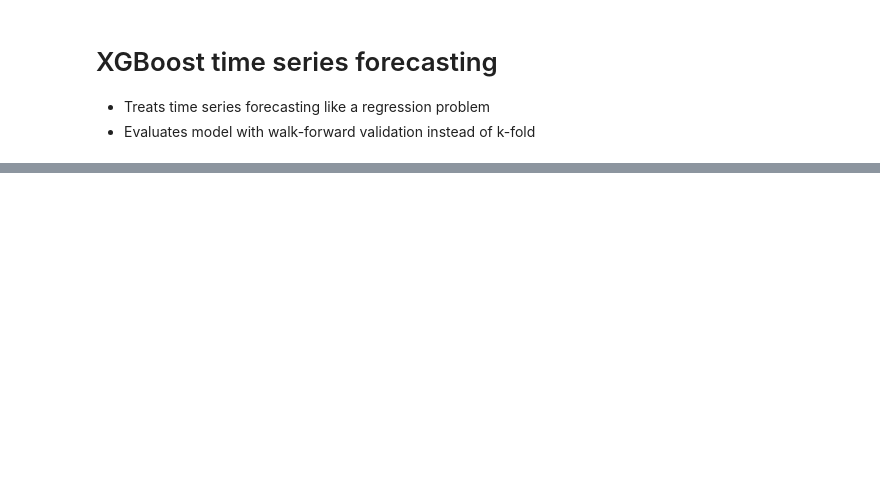
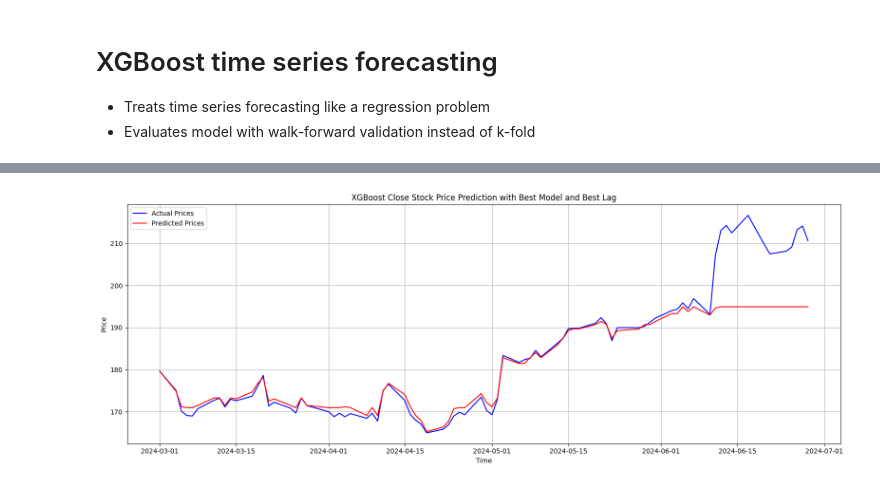
Before and after one commit to songthao1610/FinPortOpt, a Jupyter notebook: forecast_models/xgboost_model.ipynb, the cells around one changed output, grey strips where cells are left out. Cells and saved outputs as stored; diff of their text form; code cells hidden in the pictures; blank space fills up the shorter version.

Commit message:
add and update xg_boost_model

```diff
--- a/forecast_models/xgboost_model.ipynb
+++ b/forecast_models/xgboost_model.ipynb
@@ -36,10 +79,13 @@ print(max_time)
 # %%
 def split_data(data, split_time):
-	train_data = data[data["Date"] < split_time].copy()
-	test_data = data[data["Date"] >= split_time].copy()
+	train_data = data[data["Date"] < split_time].set_index("Date").copy()
+	test_data = data[data["Date"] >= split_time].set_index("Date").copy()
 	return train_data, test_data
 # %%
-train_data, test_data = split_data(data, "2024-03-01")
-print(f"Length of train data: {len(train_data)}")
-print(f"Length of test data: {len(test_data)}")
+X_train, X_test = split_data(X, "2024-03-01")
+y_train, y_test = split_data(Y, "2024-03-01")
+print(f"Length of X train data: {len(X_train)}")
+print(f"Length of X test data: {len(X_test)}")
+print(f"Length of y train data: {len(y_train)}")
+print(f"Length of y test data: {len(y_test)}")
 # %% [output]
@@ -49,8 +107,3 @@ Length of test data: 83
 # XGBoost time series forecasting
 - Treats time series forecasting like a regression problem
 - Evaluates model with walk-forward validation instead of k-fold
-# %%
-# Call model
-model = XGBRegressor(n_estimators=1000, max_depth=7, eta=0.1, subsample=0.7, colsample_bytree=0.8)
-
-# Scale data
@@ -56,0 +145,2 @@ model = XGBRegressor(n_estimators=1000, max_depth=7, eta=0.1, subsample=0.7, col
+# %%
+tuned_model = hypeparam_tune_xgboost(X_train, y_train, X_test, y_test)
@@ -56,0 +151,56 @@ model = XGBRegressor(n_estimators=1000, max_depth=7, eta=0.1, subsample=0.7, col
+# %%
+def find_best_lag(df, target_col, model, max_lag=10) -> Tuple[np.ndarray, np.ndarray]:
+    """
+    Find the best lag value by testing different lags and selecting the one with the lowest MSE.
+
+    Parameters:
+    df (pd.DataFrame): The dataframe containing the time series data.
+    target_col (str): The target variable for prediction.
+    max_lag (int): The maximum number of lags to test.
+
+    Returns:
+    best_lag (int): The lag value that results in the lowest MSE.
+    mse_scores (dict): A dictionary containing MSE scores for each lag value.
+    """
+    mse_scores = {}
+
+    # Loop over different lag values
+    for lag in range(1, max_lag + 1):
+        df_lagged = create_lags(df, target_col, lags=lag)
+
+        X = df_lagged.drop([target_col], axis=1)
+        Y =  pd.concat([X["Date"], df_lagged[target_col]], axis=1)
+        X_train, X_test = split_data(X, "2024-03-01")
+        y_train, y_test = split_data(Y, "2024-03-01")
+
+        # Define and train the XGBoost model
+        model.fit(X_train, y_train)
+
+        # Make predictions on the test set
+        y_pred = model.predict(X_test)
+
+        # Calculate MSE for the current lag value
+        mserror = mse(y_test, y_pred)
+        mse_scores[lag] = mserror
+        print(f"Lag: {lag}, MSE: {mserror}")
+
+    # Find the lag with the lowest MSE
+    best_lag = min(mse_scores, key=mse_scores.get) # type: ignore
+    print(f"\nBest Lag: {best_lag}, Best MSE: {mse_scores[best_lag]}")
+
+    return y_pred, y_test # type: ignore
+
+predicted, actual = find_best_lag(data, "Close", tuned_model, max_lag=10)
+
+# Plot the actual and predicted values for the best lag
+plt.figure(figsize=(16, 6))
+plt.plot(df_lagged["Date"].iloc[-len(y_test):], actual, color='blue', label='Actual Prices')
+plt.plot(df_lagged["Date"].iloc[-len(y_test):], predicted, color='red', label='Predicted Prices')
+plt.title(f'XGBoost Close Stock Price Prediction with Best Model and Best Lag')
+plt.xlabel('Time')
+plt.ylabel('Price')
+plt.legend()
+plt.grid(True)
+plt.tight_layout()
+plt.show()
+# %% [output]
@@ -56,0 +219 @@ model = XGBRegressor(n_estimators=1000, max_depth=7, eta=0.1, subsample=0.7, col
+[figure, added]
```
Also changed, not shown: parts of 10 cells of this notebook.
